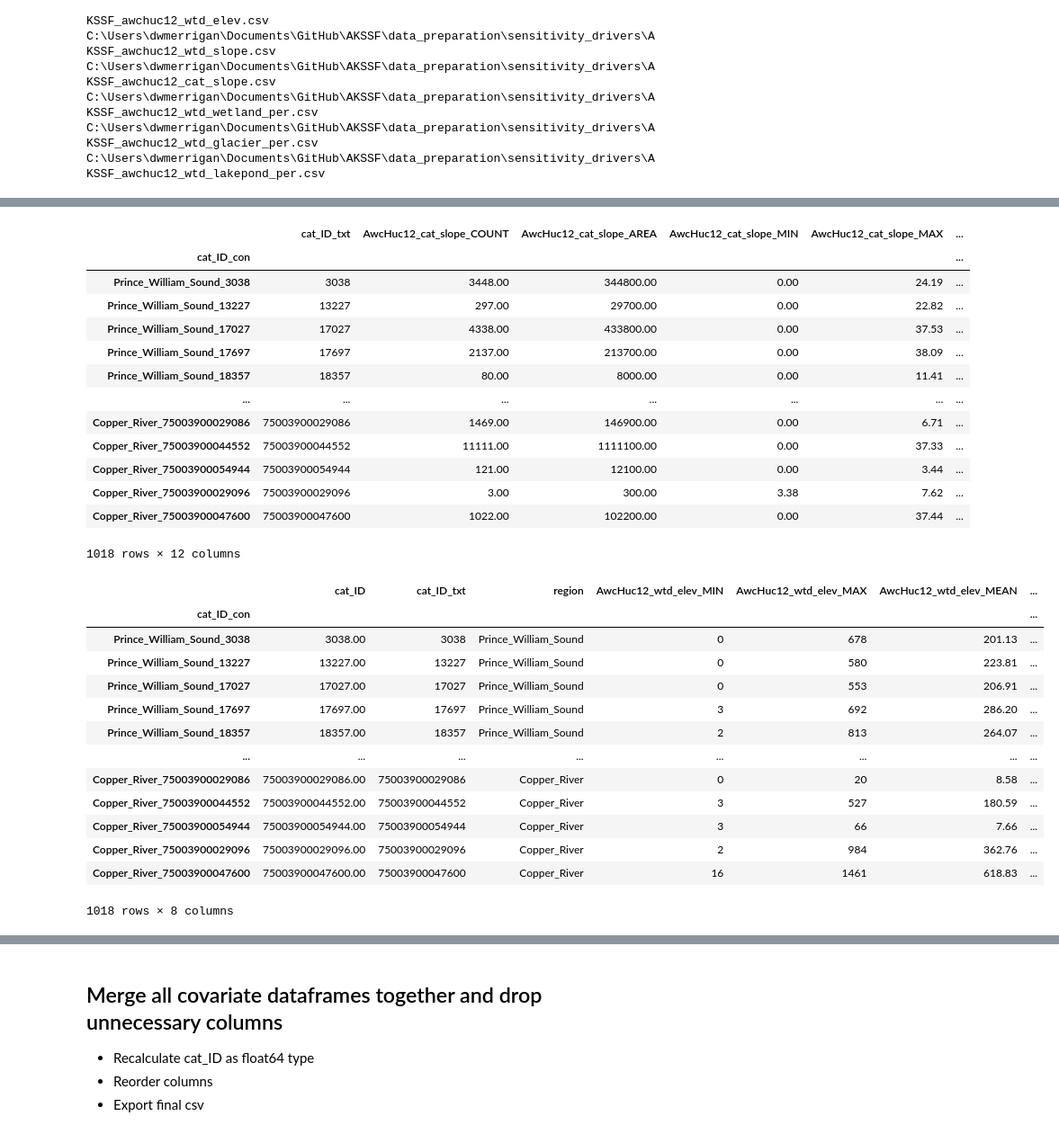
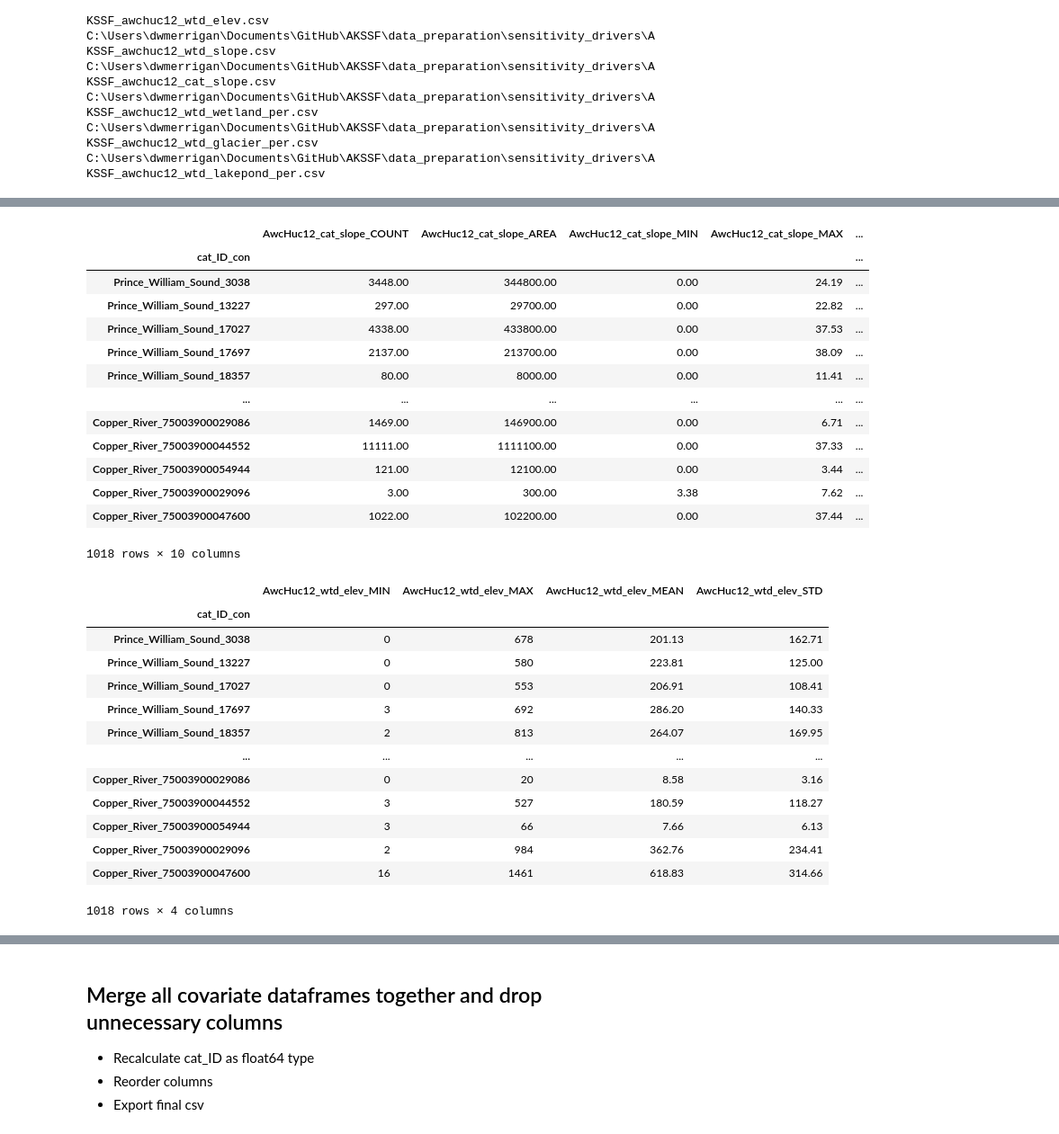
Before and after one commit to erinlarson/AKSSF, a Jupyter notebook: data_preparation/sensitivity_drivers/landcover/AKSSF_AWC_HUC12s_Covariates.ipynb, the cells around one changed output, grey strips where cells are left out. Shown at 90% size. Saved outputs shown, nothing was run; the diff lists cells and outputs as text; code cells hidden in the pictures.

```diff
--- a/data_preparation/sensitivity_drivers/landcover/AKSSF_AWC_HUC12s_Covariates.ipynb
+++ b/data_preparation/sensitivity_drivers/landcover/AKSSF_AWC_HUC12s_Covariates.ipynb
@@ -2046,7 +2046,17 @@ Table exported...
 - Create Key value dictionary and use update cursor to rename fields.
 # %%
 
-# Table names/paths
+# Input table names/paths
+cat_elev_ztables = [t for t in arcpy.ListTables('*_NhdAwcH12_cats_ElevZstats')]
+cat_slope_ztables = [t for t in arcpy.ListTables('*_NhdAwcH12_cats_SlopeZstats')]
+wtd_elev_ztables = [t for t in arcpy.ListTables('*_NhdAwcH12_wtd_mer_ElevZstats')]
+wtd_slope_ztables = [t for t in arcpy.ListTables('*_NhdAwcH12_wtd_mer_SlopeZstats')]
+wtd_pernorth_taba_tables = [t for t in arcpy.ListTables('*_NhdAwcH12_wtd_mer_PerNorth')]
+wtd_wet_taba_tables = [t for t in arcpy.ListTables('*_NhdAwcH12_wtd_mer_PerWet')]
+wtd_glac_tabint_tables = [t for t in arcpy.ListTables('*_NhdAwcH12_wtd_mer_PerGlac')]
+wtd_lp_tabint_tables = [t for t in arcpy.ListTables('*_NhdAwcH12_wtd_mer_PerLakes')]
+
+# Output Table names/paths
 wtd_per_north_table_out = os.path.join(outgdb, 'AKSSF_awchuc12_wtd_north_per')
 cat_elev_table_out = os.path.join(outgdb,'AKSSF_awchuc12_cat_elev')
 cat_slope_table_out = os.path.join(outgdb,'AKSSF_awchuc12_cat_slope')
@@ -2197,7 +2207,7 @@ for field in arcpy.ListFields(cat_elev):
     cat_field_list.append(field.name)
 cat_elev_arr = arcpy.da.TableToNumPyArray(cat_elev,cat_field_list)
 cat_df = pd.DataFrame(cat_elev_arr)
-cat_df = cat_df.drop(["OBJECTID","AwcHuc12_cat_elev_ZONE_CODE"],axis=1)
+cat_df = cat_df.drop(["OBJECTID","AwcHuc12_cat_elev_ZONE_CODE","region","cat_ID_txt"],axis=1)
 cat_df = cat_df.set_index('cat_ID_con')
 dfs.append(cat_df)
 cat_df
@@ -2224,52 +2234,52 @@ for field in arcpy.ListFields(cat_slope):
     cat_sl_field_list.append(field.name)
 cat_sl_arr = arcpy.da.TableToNumPyArray(cat_slope, cat_sl_field_list)
 cat_sl_df = pd.DataFrame(cat_sl_arr)
-cat_sl_df = cat_sl_df.drop(["OBJECTID", "AwcHuc12_cat_slope_ZONE_CODE"],axis=1)
+cat_sl_df = cat_sl_df.drop(["OBJECTID", "AwcHuc12_cat_slope_ZONE_CODE","region","cat_ID_txt"],axis=1)
 cat_sl_df = cat_sl_df.set_index('cat_ID_con')
 dfs.append(cat_sl_df)
 cat_sl_df
 # %% [output]
-|  | cat_ID_txt | AwcHuc12_cat_slope_COUNT | AwcHuc12_cat_slope_AREA | AwcHuc12_cat_slope_MIN | AwcHuc12_cat_slope_MAX | ... |
-| cat_ID_con |  |  |  |  |  | ... |
-| Prince_William_Sound_3038 | 3038 | 3448.00 | 344800.00 | 0.00 | 24.19 | ... |
-| Prince_William_Sound_13227 | 13227 | 297.00 | 29700.00 | 0.00 | 22.82 | ... |
-| Prince_William_Sound_17027 | 17027 | 4338.00 | 433800.00 | 0.00 | 37.53 | ... |
-| Prince_William_Sound_17697 | 17697 | 2137.00 | 213700.00 | 0.00 | 38.09 | ... |
-| Prince_William_Sound_18357 | 18357 | 80.00 | 8000.00 | 0.00 | 11.41 | ... |
-| ... | ... | ... | ... | ... | ... | ... |
-| Copper_River_75003900029086 | 75003900029086 | 1469.00 | 146900.00 | 0.00 | 6.71 | ... |
-| Copper_River_75003900044552 | 75003900044552 | 11111.00 | 1111100.00 | 0.00 | 37.33 | ... |
-| Copper_River_75003900054944 | 75003900054944 | 121.00 | 12100.00 | 0.00 | 3.44 | ... |
-| Copper_River_75003900029096 | 75003900029096 | 3.00 | 300.00 | 3.38 | 7.62 | ... |
-| Copper_River_75003900047600 | 75003900047600 | 1022.00 | 102200.00 | 0.00 | 37.44 | ... |
+|  | AwcHuc12_cat_slope_COUNT | AwcHuc12_cat_slope_AREA | AwcHuc12_cat_slope_MIN | AwcHuc12_cat_slope_MAX | ... |
+| cat_ID_con |  |  |  |  | ... |
+| Prince_William_Sound_3038 | 3448.00 | 344800.00 | 0.00 | 24.19 | ... |
+| Prince_William_Sound_13227 | 297.00 | 29700.00 | 0.00 | 22.82 | ... |
+| Prince_William_Sound_17027 | 4338.00 | 433800.00 | 0.00 | 37.53 | ... |
+| Prince_William_Sound_17697 | 2137.00 | 213700.00 | 0.00 | 38.09 | ... |
+| Prince_William_Sound_18357 | 80.00 | 8000.00 | 0.00 | 11.41 | ... |
+| ... | ... | ... | ... | ... | ... |
+| Copper_River_75003900029086 | 1469.00 | 146900.00 | 0.00 | 6.71 | ... |
+| Copper_River_75003900044552 | 11111.00 | 1111100.00 | 0.00 | 37.33 | ... |
+| Copper_River_75003900054944 | 121.00 | 12100.00 | 0.00 | 3.44 | ... |
+| Copper_River_75003900029096 | 3.00 | 300.00 | 3.38 | 7.62 | ... |
+| Copper_River_75003900047600 | 1022.00 | 102200.00 | 0.00 | 37.44 | ... |
-1018 rows × 12 columns
+1018 rows × 10 columns
 # %%
 # Make watershed elev df
 wtd_df = pd.DataFrame()
 wtd_field_list = []
 for field in arcpy.ListFields(wtd_elev):
     wtd_field_list.append(field.name)
 wtd_elev_arr = arcpy.da.TableToNumPyArray(wtd_elev,wtd_field_list)
 wtd_df = pd.DataFrame(wtd_elev_arr)
-wtd_df = wtd_df.drop(["OBJECTID"],axis=1)
+wtd_df = wtd_df.drop(["OBJECTID","NHDPlusID","cat_ID","region", "cat_ID_txt"],axis=1)
 wtd_df = wtd_df.set_index('cat_ID_con')
 dfs.append(wtd_df)
 wtd_df
 # %% [output]
-|  | cat_ID | cat_ID_txt | region | AwcHuc12_wtd_elev_MIN | AwcHuc12_wtd_elev_MAX | AwcHuc12_wtd_elev_MEAN | ... |
-| cat_ID_con |  |  |  |  |  |  | ... |
-| Prince_William_Sound_3038 | 3038.00 | 3038 | Prince_William_Sound | 0 | 678 | 201.13 | ... |
-| Prince_William_Sound_13227 | 13227.00 | 13227 | Prince_William_Sound | 0 | 580 | 223.81 | ... |
-| Prince_William_Sound_17027 | 17027.00 | 17027 | Prince_William_Sound | 0 | 553 | 206.91 | ... |
-| Prince_William_Sound_17697 | 17697.00 | 17697 | Prince_William_Sound | 3 | 692 | 286.20 | ... |
-| Prince_William_Sound_18357 | 18357.00 | 18357 | Prince_William_Sound | 2 | 813 | 264.07 | ... |
-| ... | ... | ... | ... | ... | ... | ... | ... |
-| Copper_River_75003900029086 | 75003900029086.00 | 75003900029086 | Copper_River | 0 | 20 | 8.58 | ... |
-| Copper_River_75003900044552 | 75003900044552.00 | 75003900044552 | Copper_River | 3 | 527 | 180.59 | ... |
-| Copper_River_75003900054944 | 75003900054944.00 | 75003900054944 | Copper_River | 3 | 66 | 7.66 | ... |
-| Copper_River_75003900029096 | 75003900029096.00 | 75003900029096 | Copper_River | 2 | 984 | 362.76 | ... |
-| Copper_River_75003900047600 | 75003900047600.00 | 75003900047600 | Copper_River | 16 | 1461 | 618.83 | ... |
+|  | AwcHuc12_wtd_elev_MIN | AwcHuc12_wtd_elev_MAX | AwcHuc12_wtd_elev_MEAN | AwcHuc12_wtd_elev_STD |
+| cat_ID_con |  |  |  |  |
+| Prince_William_Sound_3038 | 0 | 678 | 201.13 | 162.71 |
+| Prince_William_Sound_13227 | 0 | 580 | 223.81 | 125.00 |
+| Prince_William_Sound_17027 | 0 | 553 | 206.91 | 108.41 |
+| Prince_William_Sound_17697 | 3 | 692 | 286.20 | 140.33 |
+| Prince_William_Sound_18357 | 2 | 813 | 264.07 | 169.95 |
+| ... | ... | ... | ... | ... |
+| Copper_River_75003900029086 | 0 | 20 | 8.58 | 3.16 |
+| Copper_River_75003900044552 | 3 | 527 | 180.59 | 118.27 |
+| Copper_River_75003900054944 | 3 | 66 | 7.66 | 6.13 |
+| Copper_River_75003900029096 | 2 | 984 | 362.76 | 234.41 |
+| Copper_River_75003900047600 | 16 | 1461 | 618.83 | 314.66 |
-1018 rows × 8 columns
+1018 rows × 4 columns
 # %%
 # Make watershed slope df
 wtd_sl_df = pd.DataFrame()
```
Also changed, not shown: parts of 11 cells of this notebook, 1 other file.
